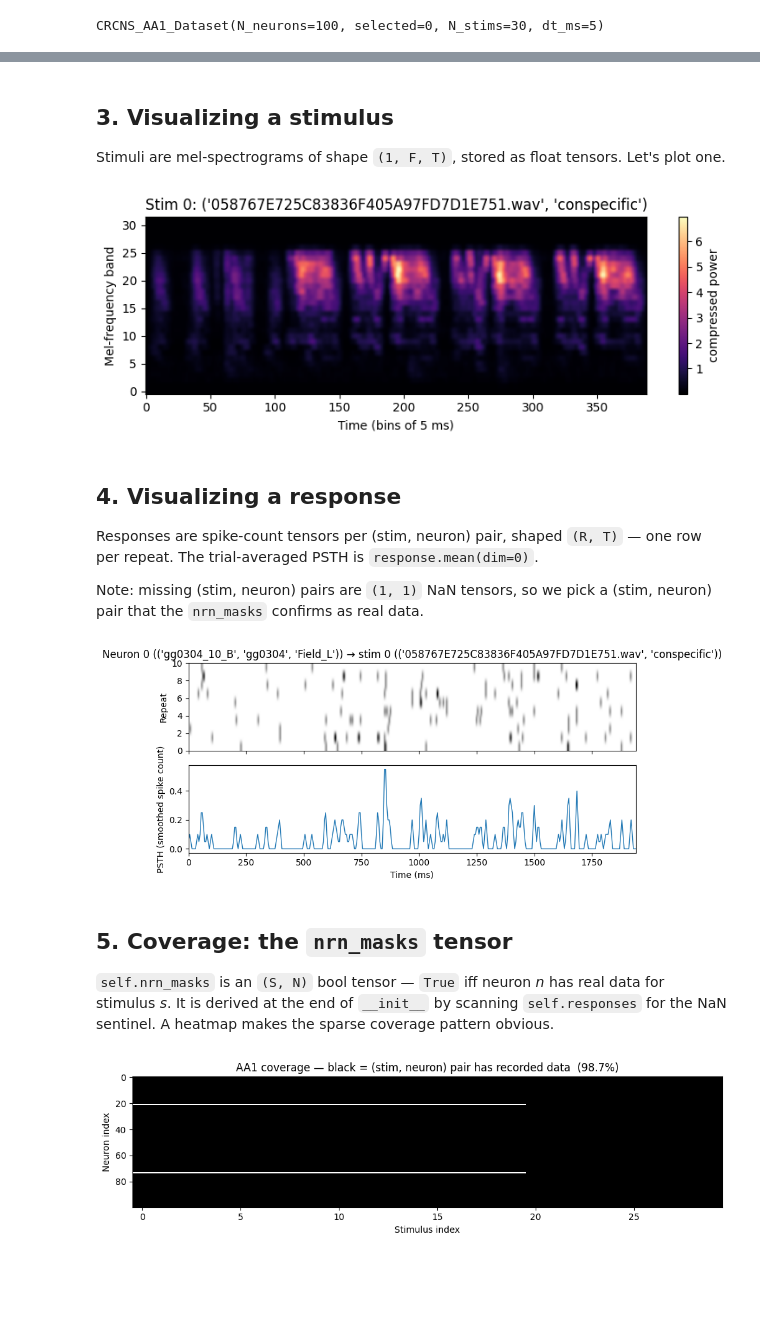
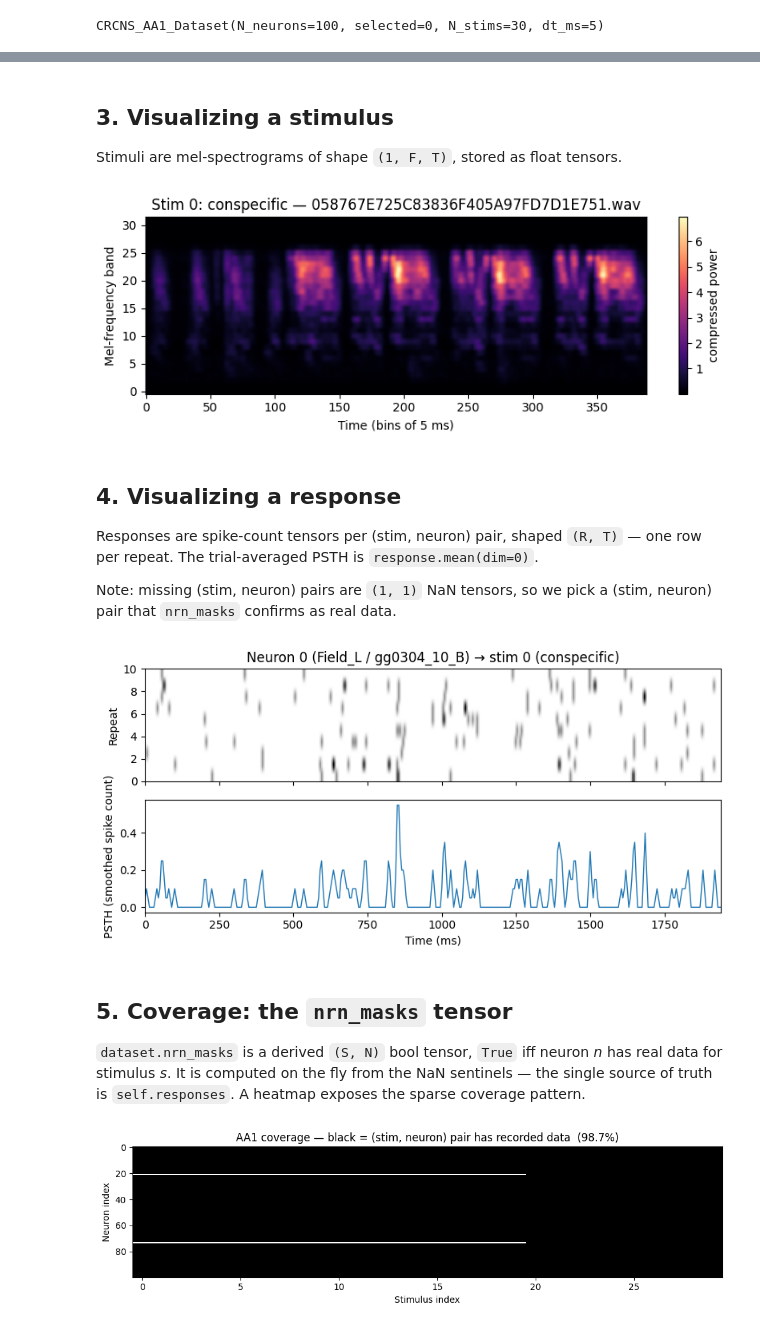
Before and after one commit to urancon/deepSTRF, a Jupyter notebook: examples/crcns_aa_tutorial.ipynb, the cells around one changed output, grey strips where cells are left out. Cells and saved outputs as stored; diff of their text form; code cells hidden in the pictures; blank space fills up the shorter version.

```diff
--- a/examples/crcns_aa_tutorial.ipynb
+++ b/examples/crcns_aa_tutorial.ipynb
@@ -114,20 +114,20 @@ nrn_masks valid       = 2960 / 3000 (98.7%)
 ## 3. Visualizing a stimulus
 
 Stimuli are mel-spectrograms of shape `(1, F, T)`, stored as float tensors.
-Let's plot one.
 # %%
 stim_idx = 0
 stim = aa1.stims[stim_idx].squeeze(0)   # (F, T)
+meta = aa1.stim_meta[stim_idx]
 fig, ax = plt.subplots(figsize=(8, 3))
 im = ax.imshow(stim.numpy(), aspect="auto", origin="lower", cmap="magma")
 ax.set_xlabel(f"Time (bins of {aa1.dt} ms)")
 ax.set_ylabel("Mel-frequency band")
-ax.set_title(f"Stim {stim_idx}: {aa1.stim_meta[stim_idx]}")
+ax.set_title(f"Stim {stim_idx}: {meta['type']} — {meta['name']}")
 fig.colorbar(im, ax=ax, label="compressed power")
 plt.tight_layout()
 plt.show()
 # %% [output]
-[figure, old version]
+[figure, new version]
 # %% [markdown]
 ## 4. Visualizing a response
 
@@ -135,36 +135,39 @@ Responses are spike-count tensors per (stim, neuron) pair, shaped `(R, T)` —
 one row per repeat. The trial-averaged PSTH is `response.mean(dim=0)`.
 
 Note: missing (stim, neuron) pairs are `(1, 1)` NaN tensors, so we pick a
-(stim, neuron) pair that the `nrn_masks` confirms as real data.
+(stim, neuron) pair that `nrn_masks` confirms as real data.
 # %%
 # find a (s, n) pair that has real data
 valid_pairs = aa1.nrn_masks.nonzero()
 stim_idx, neuron_idx = valid_pairs[0].tolist()
 
-spikes = aa1.responses[stim_idx][neuron_idx]                   # (R, T)
-psth = spikes.mean(dim=0)                                       # (T,)
+spikes = aa1.responses[stim_idx][neuron_idx]        # (R, T)
+psth = spikes.mean(dim=0)                            # (T,)
 time_ms = torch.arange(spikes.shape[-1]) * aa1.dt
+
+nrn = aa1.neuron_metadata[neuron_idx]
+stim_m = aa1.stim_meta[stim_idx]
 
 fig, (ax0, ax1) = plt.subplots(2, 1, figsize=(8, 4), sharex=True)
 ax0.imshow(spikes.numpy(), aspect="auto", cmap="Greys",
            extent=[0, float(time_ms[-1]), 0, spikes.shape[0]])
 ax0.set_ylabel("Repeat")
-ax0.set_title(f"Neuron {neuron_idx} ({aa1.neuron_metadata[neuron_idx]}) "
-              f"→ stim {stim_idx} ({aa1.stim_meta[stim_idx]})")
+ax0.set_title(f"Neuron {neuron_idx} ({nrn['area']} / {nrn['cell_id']}) "
+              f"→ stim {stim_idx} ({stim_m['type']})")
 ax1.plot(time_ms, psth.numpy(), lw=1)
 ax1.set_xlabel("Time (ms)")
 ax1.set_ylabel("PSTH (smoothed spike count)")
 plt.tight_layout()
 plt.show()
 # %% [output]
-[figure, old version]
+[figure, new version]
 # %% [markdown]
 ## 5. Coverage: the `nrn_masks` tensor
 
-`self.nrn_masks` is an `(S, N)` bool tensor — `True` iff neuron *n* has real
-data for stimulus *s*. It is derived at the end of `__init__` by scanning
-`self.responses` for the NaN sentinel. A heatmap makes the sparse coverage
-pattern obvious.
+`dataset.nrn_masks` is a derived `(S, N)` bool tensor, `True` iff neuron *n*
+has real data for stimulus *s*. It is computed on the fly from the NaN
+sentinels — the single source of truth is `self.responses`. A heatmap
+exposes the sparse coverage pattern.
 # %%
 fig, ax = plt.subplots(figsize=(10, 3))
 ax.imshow(aa1.nrn_masks.T.numpy(), aspect="auto", cmap="Greys", interpolation="nearest")
```
Also changed, not shown: parts of 10 cells of this notebook, 2 other files.
